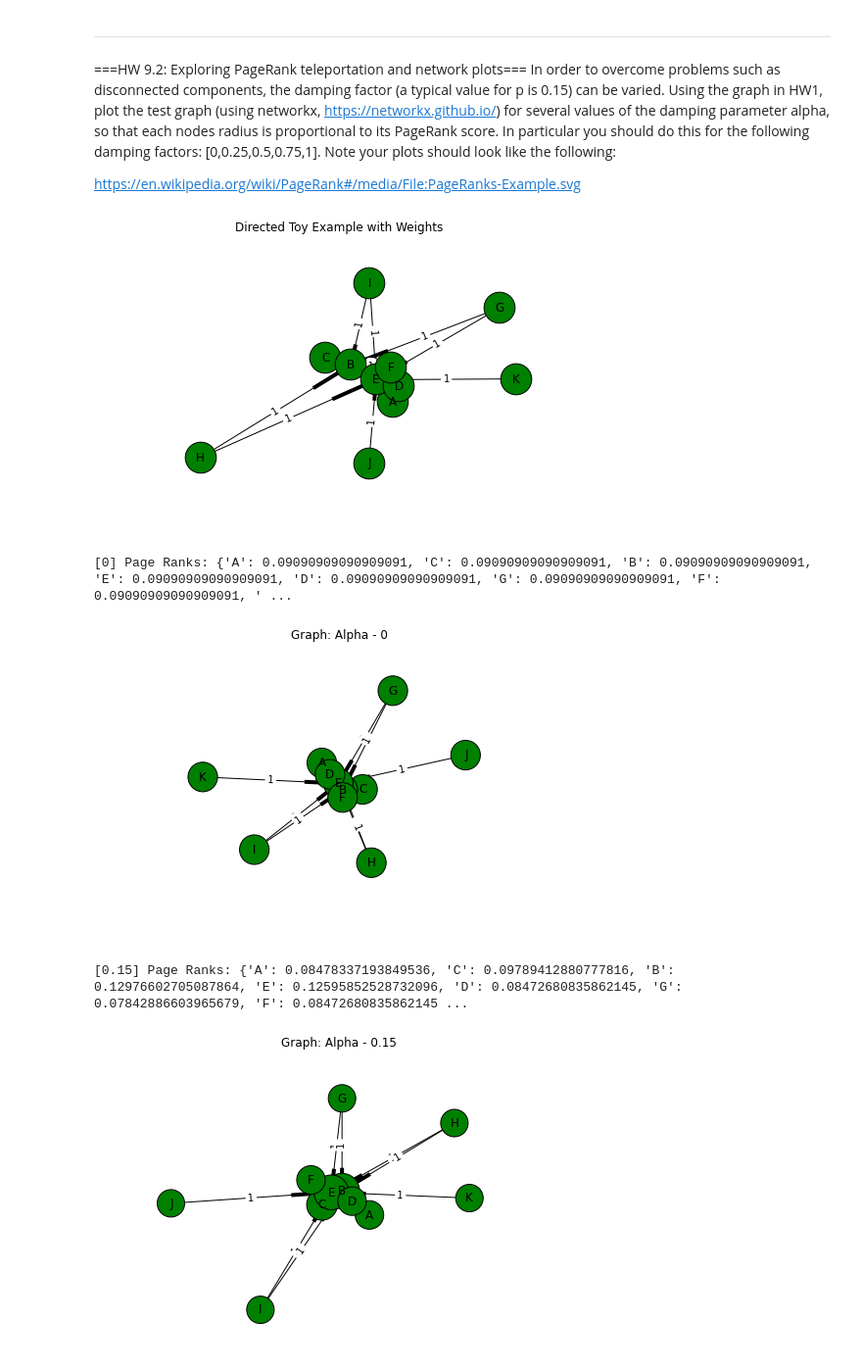
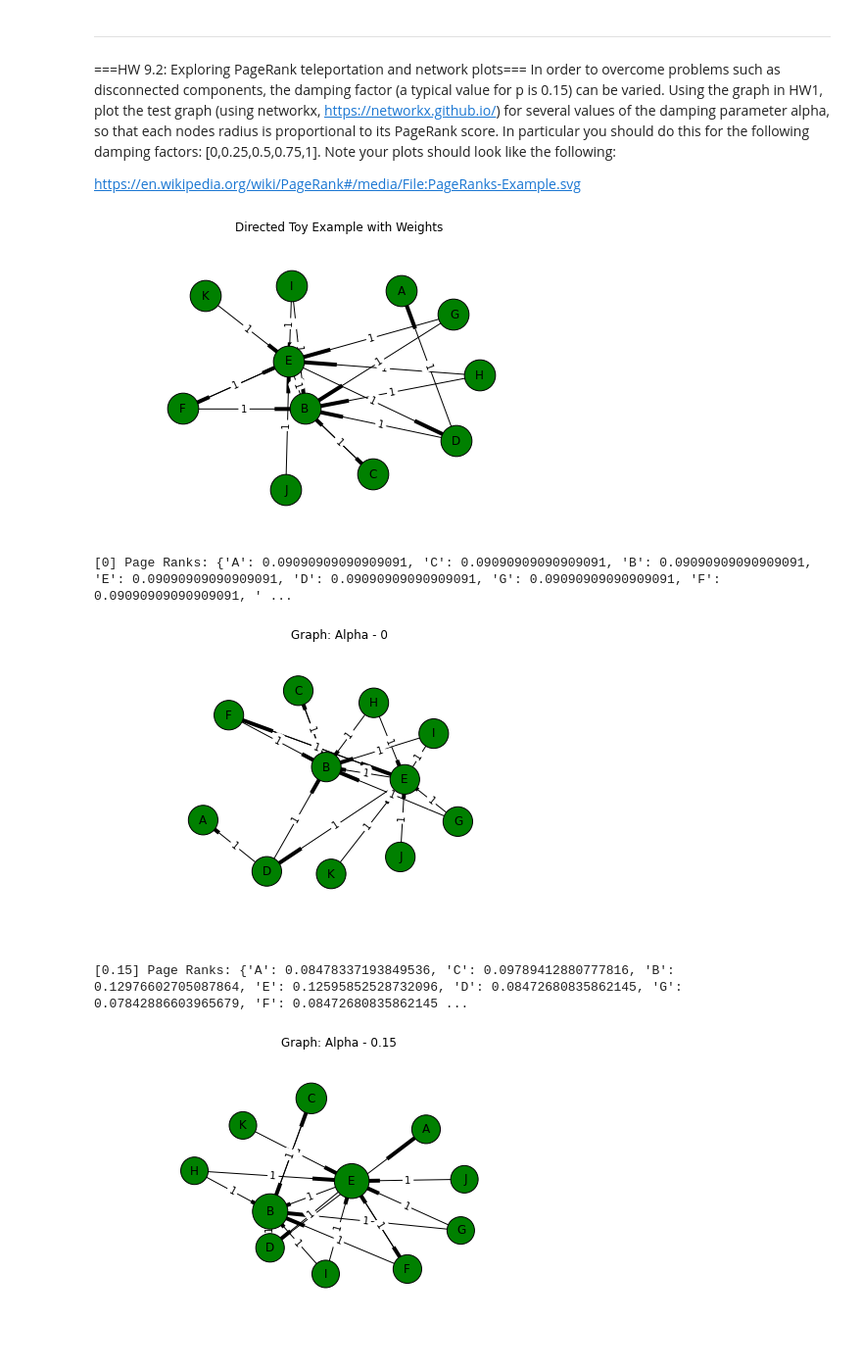
Before and after one commit to sayantansatpati/ml, a Jupyter notebook: w261/wk9/MIDS-W261-2015-HWK-Week09-Satpati.ipynb, the cells around one changed output. Shown at 98% size. Saved outputs shown, nothing was run; the diff lists cells and outputs as text; code cells hidden in the pictures.

Commit message:
Placing nodes far apart in Graph

```diff
--- a/w261/wk9/MIDS-W261-2015-HWK-Week09-Satpati.ipynb
+++ b/w261/wk9/MIDS-W261-2015-HWK-Week09-Satpati.ipynb
@@ -410,40 +410,40 @@ def load_data(filename):
 
 def plot_graph(G, title, node_size=1000):
     # Plot network
-    pos=nx.spring_layout(G)
+    pos=nx.spring_layout(G, k=0.95)
     nx.draw(G,pos, with_labels = True, node_color='g', node_size=node_size)
     # Specifiy Edge Labels
     edge_labels=dict([((u,v,),d['weight']) for u,v,d in G.edges(data=True)])
     nx.draw_networkx_edge_labels(G,pos,edge_labels=edge_labels)
     plt.title(title)
     plt.show()
 
 nodes, edges = load_data('./PageRank-test.txt')
 
 # Plot Directed Graph
 G=nx.DiGraph()
 
 # Load into networkx
 for node in nodes:
     G.add_node(node)
 for edge in edges:
     G.add_edge(edge[0], edge[1], weight=edge[2])
 
 plot_graph(G, title="Directed Toy Example with Weights")
 
 NODE_SIZE = 10000
 #alpha = [0,0.25,0.5,0.75,1]
 alpha = [0,0.15,0.25,0.5,0.75]
 for a in alpha:
     pr = nx.pagerank(G, alpha=a)
     print '[{0}] Page Ranks: {1}'.format(a, pr)
     node_size =[NODE_SIZE * v for v in pr.values()]
     #print '[{0}] Node Sizes: {1}\n'.format(a, node_size)
     plot_graph(G, node_size=node_size, title='Graph: Alpha - {0}'.format(a))
 # %% [output]
-[figure, old version]
+[figure, new version]
 [0] Page Ranks: {'A': 0.09090909090909091, 'C': 0.09090909090909091, 'B': 0.09090909090909091, 'E': 0.09090909090909091, 'D': 0.09090909090909091, 'G': 0.09090909090909091, 'F': 0.09090909090909091, ' ...
-[figure, old version]
+[figure, new version]
 [0.15] Page Ranks: {'A': 0.08478337193849536, 'C': 0.09789412880777816, 'B': 0.12976602705087864, 'E': 0.12595852528732096, 'D': 0.08472680835862145, 'G': 0.07842886603965679, 'F': 0.08472680835862145 ...
-[figure, old version]
+[figure, new version]
 [0.25] Page Ranks: {'A': 0.0802296678675539, 'C': 0.10893861906184224, 'B': 0.15573019947246886, 'E': 0.1414842346470785, 'D': 0.08179558574699461, 'G': 0.07000522149141346, 'F': 0.08179558574699461,  ...
```
Also changed, not shown: parts of 1 cell of this notebook.
